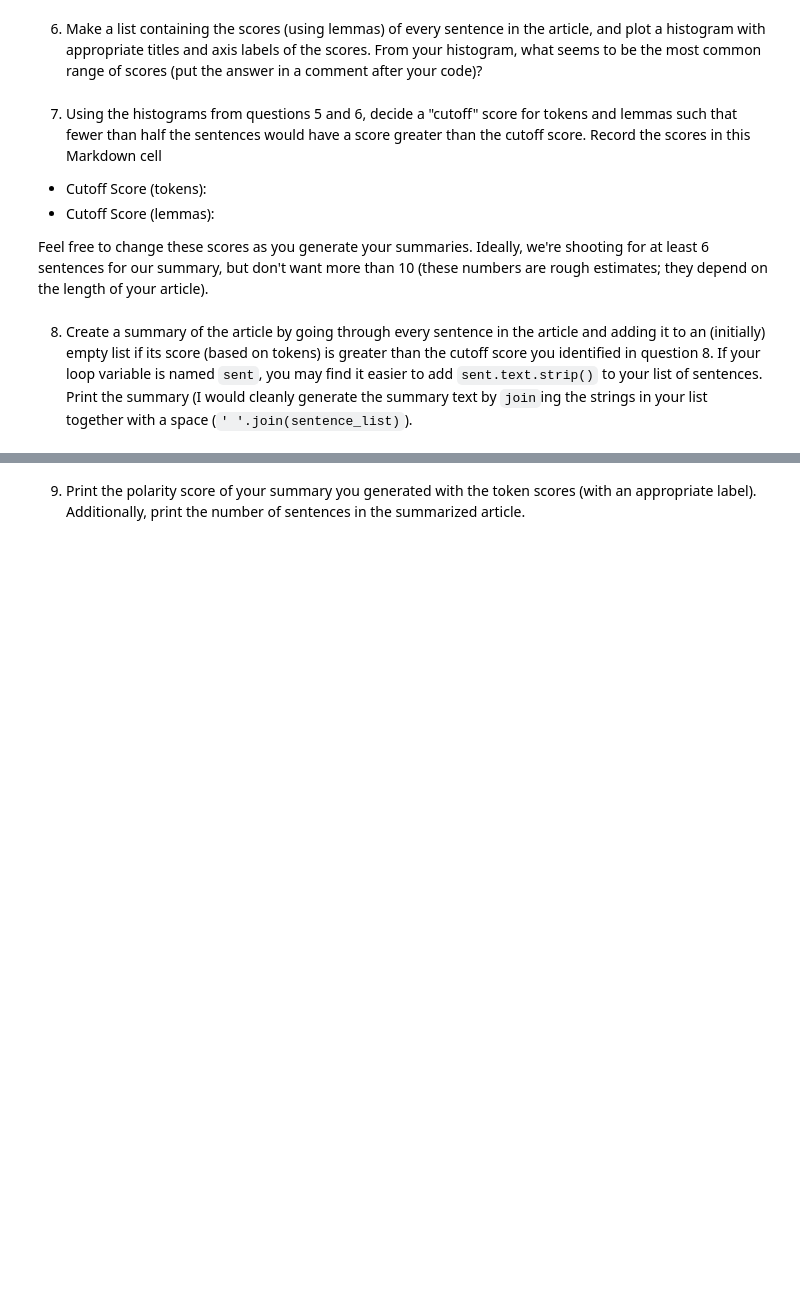
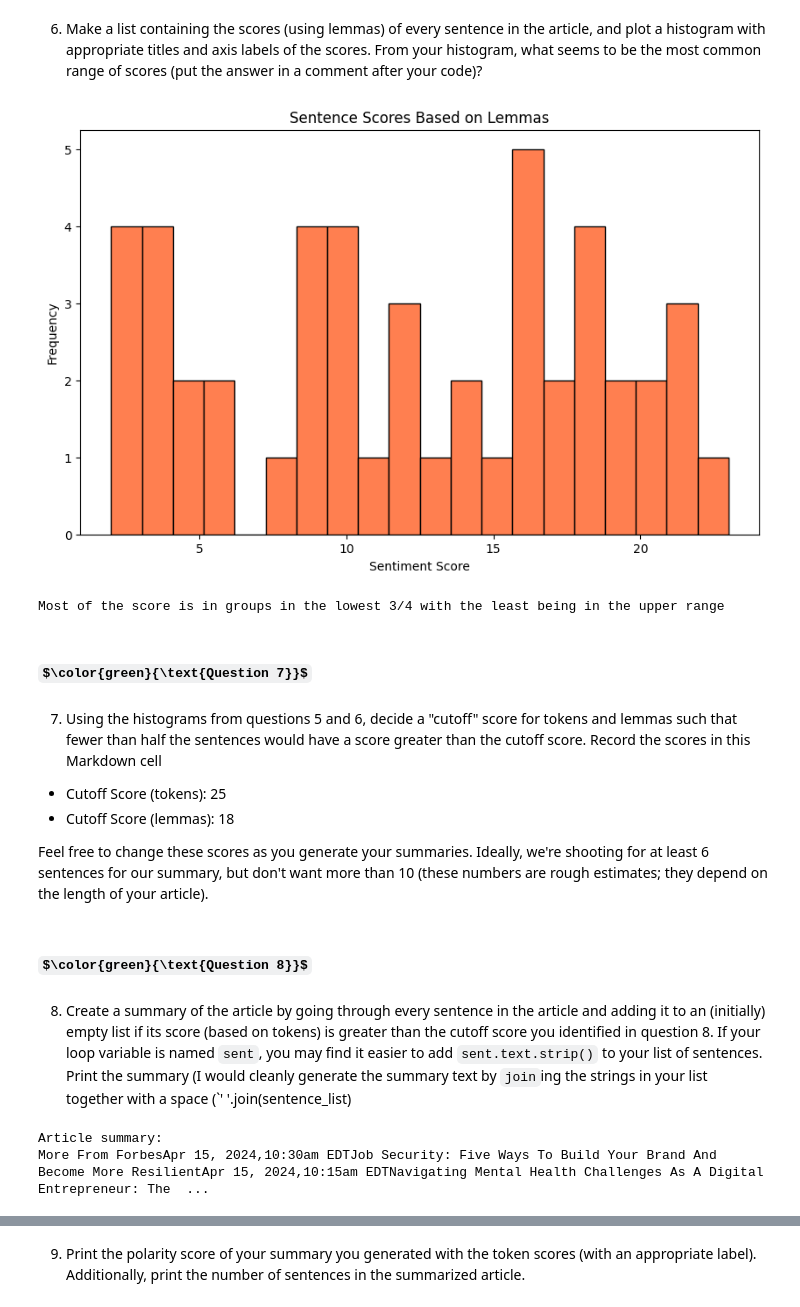
Before and after one commit to tsngh/article-summarizer, a Jupyter notebook: article-summarizer.ipynb, the cells around one changed output, grey strips where cells are left out. Drawn from its saved outputs; the diff is of its cells as text; code cells hidden in the pictures; some formulas as TeX source; blank space fills up the shorter version.

```diff
--- a/article-summarizer.ipynb
+++ b/article-summarizer.ipynb
@@ -58,11 +224,68 @@ All prereqs installed.
 # %% [markdown]
 6. Make a list containing the scores (using lemmas) of every sentence in the article, and plot a histogram with appropriate titles and axis labels of the scores.  From your histogram, what seems to be the most common range of scores (put the answer in a comment after your code)?
+# %%
+import matplotlib.pyplot as plt
+
+doc= nlp(text)
+
+lemma_scores = []
+for sentence in doc.sents:
+    number_lemmas = [token.lemma_.lower() for token in sentence if not token.is_stop and not token.is_punct and not token.text.isspace()]
+    score = len(set(number_lemmas))
+    lemma_scores.append(score)
+
+#histogram
+plt.figure(figsize=(10, 6))
+plt.hist(lemma_scores, bins=20, color ="coral", edgecolor="black")
+plt.title("Sentence Scores Based on Lemmas")
+plt.xlabel("Sentiment Score")
+plt.ylabel("Frequency")
+plt.show()
+print("Most of the score is in groups in the lowest 3/4 with the least being in the upper range")
+# %% [output]
+[figure, added]
+Most of the score is in groups in the lowest 3/4 with the least being in the upper range
+# %% [markdown]
+### $\color{green}{\text{Question 7}}$
 # %% [markdown]
 7. Using the histograms from questions 5 and 6, decide a "cutoff" score for tokens and lemmas such that fewer than half the sentences would have a score greater than the cutoff score.  Record the scores in this Markdown cell
 
-* Cutoff Score (tokens):
-* Cutoff Score (lemmas):
+* Cutoff Score (tokens): 25
+* Cutoff Score (lemmas): 18
 
 Feel free to change these scores as you generate your summaries.  Ideally, we're shooting for at least 6 sentences for our summary, but don't want more than 10 (these numbers are rough estimates; they depend on the length of your article).
+# %% [markdown]
+### $\color{green}{\text{Question 8}}$
 # %% [markdown]
-8. Create a summary of the article by going through every sentence in the article and adding it to an (initially) empty list if its score (based on tokens) is greater than the cutoff score you identified in question 8.  If your loop variable is named `sent`, you may find it easier to add `sent.text.strip()` to your list of sentences.  Print the summary (I would cleanly generate the summary text by `join`ing the strings in your list together with a space (`' '.join(sentence_list)`).
+8. Create a summary of the article by going through every sentence in the article and adding it to an (initially) empty list if its score (based on tokens) is greater than the cutoff score you identified in question 8.  If your loop variable is named `sent`, you may find it easier to add `sent.text.strip()` to your list of sentences.  Print the summary (I would cleanly generate the summary text by `join`ing the strings in your list together with a space (`' '.join(sentence_list)
+# %%
+import spacy
+from collections import Counter
+
+nlp = spacy.load("en_core_web_sm")
+
+# read the article from the file
+with open("article.txt", "r", encoding="utf-8") as file:
+    article = file.read()
+
+doc = nlp(article)
+
+# calculate the number of sentences to include in the summary aprrox. 32%
+total_sentences = sum(1 for _ in doc.sents)
+num_sentences_to_include = max(1, int(total_sentences * 0.32))
+
+# generate the summary
+summary_token = []
+for sent in doc.sents:
+    token_count = len([token for token in sent if not token.is_stop and not token.is_punct])
+    if token_count > 25:
+        summary_token.append(sent.text.strip())
+        if len(summary_token) >= num_sentences_to_include:
+            break
+
+# Print the summary
+print("Article summary:")
+print(" ".join(summary_token))
+# %% [output]
+Article summary:
+More From ForbesApr 15, 2024,10:30am EDTJob Security: Five Ways To Build Your Brand And Become More ResilientApr 15, 2024,10:15am EDTNavigating Mental Health Challenges As A Digital Entrepreneur: The  ...
```
Also changed, not shown: parts of 25 cells of this notebook, 4 other files.
